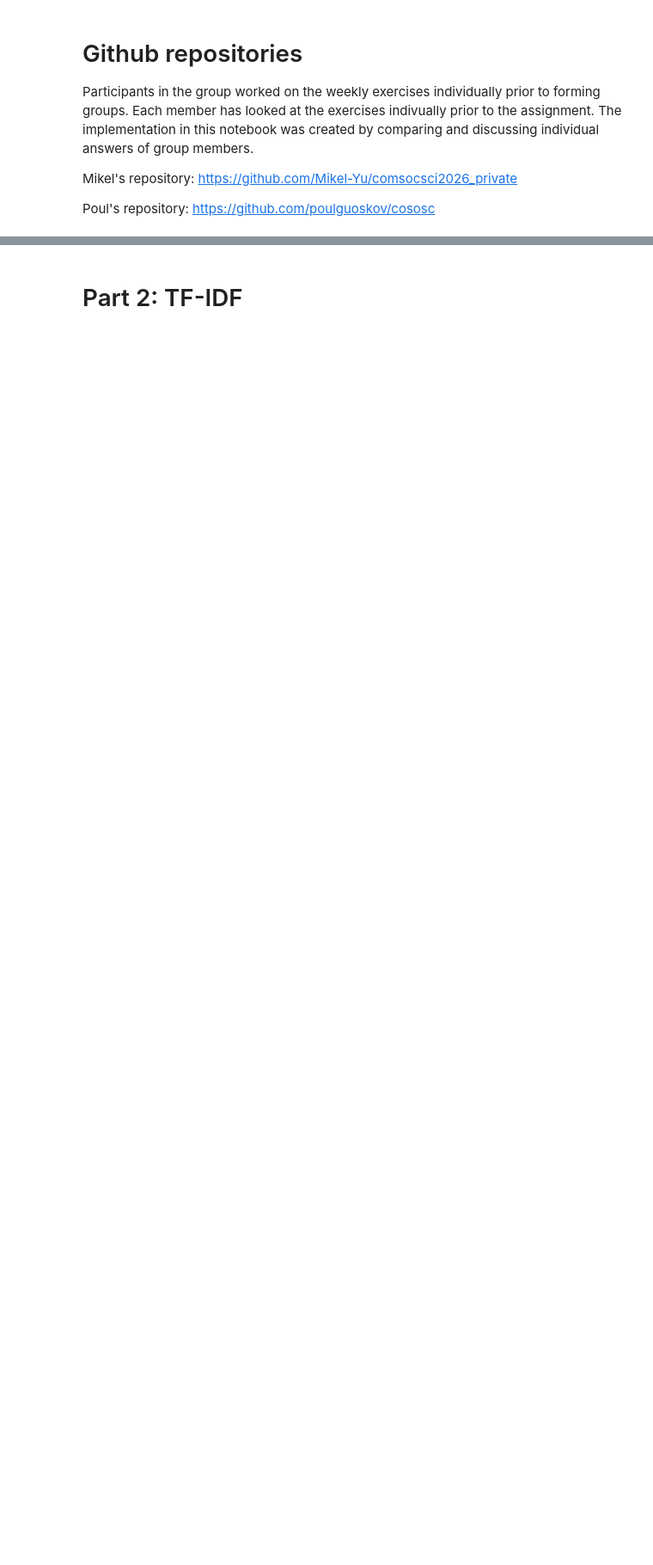
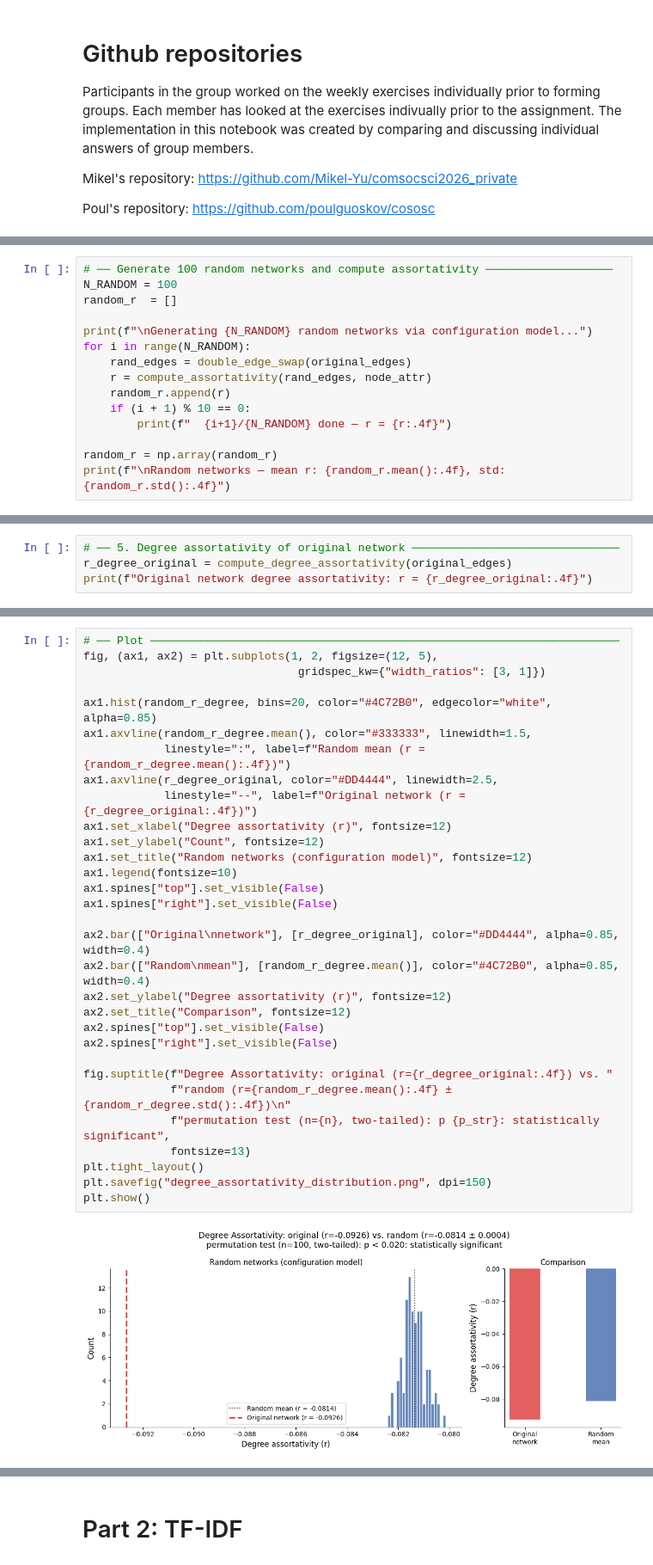
Before and after one commit to Mikel-Yu/comsocsci2026_private, a Jupyter notebook: assignments/Assignment2.ipynb, the cells around one changed output, grey strips where cells are left out. Shown at 86% size. Saved outputs shown, nothing was run; the diff lists cells and outputs as text; blank space fills up the shorter version.

```diff
--- a/assignments/Assignment2.ipynb
+++ b/assignments/Assignment2.ipynb
@@ -7,0 +376,15 @@ Poul's repository: https://github.com/poulguoskov/cososc
+# %%
+# ── Generate 100 random networks and compute assortativity ───────────────────
+N_RANDOM = 100
+random_r  = []
+
+print(f"\nGenerating {N_RANDOM} random networks via configuration model...")
+for i in range(N_RANDOM):
+    rand_edges = double_edge_swap(original_edges)
+    r = compute_assortativity(rand_edges, node_attr)
+    random_r.append(r)
+    if (i + 1) % 10 == 0:
+        print(f"  {i+1}/{N_RANDOM} done — r = {r:.4f}")
+
+random_r = np.array(random_r)
+print(f"\nRandom networks — mean r: {random_r.mean():.4f}, std: {random_r.std():.4f}")
@@ -7,0 +521,4 @@ Poul's repository: https://github.com/poulguoskov/cososc
+# %%
+# ── 5. Degree assortativity of original network ───────────────────────────────
+r_degree_original = compute_degree_assortativity(original_edges)
+print(f"Original network degree assortativity: r = {r_degree_original:.4f}")
@@ -7,0 +574,33 @@ Poul's repository: https://github.com/poulguoskov/cososc
+# %%
+# ── Plot ──────────────────────────────────────────────────────────────────────
+fig, (ax1, ax2) = plt.subplots(1, 2, figsize=(12, 5),
+                                gridspec_kw={"width_ratios": [3, 1]})
+
+ax1.hist(random_r_degree, bins=20, color="#4C72B0", edgecolor="white", alpha=0.85)
+ax1.axvline(random_r_degree.mean(), color="#333333", linewidth=1.5,
+            linestyle=":", label=f"Random mean (r = {random_r_degree.mean():.4f})")
+ax1.axvline(r_degree_original, color="#DD4444", linewidth=2.5,
+            linestyle="--", label=f"Original network (r = {r_degree_original:.4f})")
+ax1.set_xlabel("Degree assortativity (r)", fontsize=12)
+ax1.set_ylabel("Count", fontsize=12)
+ax1.set_title("Random networks (configuration model)", fontsize=12)
+ax1.legend(fontsize=10)
+ax1.spines["top"].set_visible(False)
+ax1.spines["right"].set_visible(False)
+
+ax2.bar(["Original\nnetwork"], [r_degree_original], color="#DD4444", alpha=0.85, width=0.4)
+ax2.bar(["Random\nmean"], [random_r_degree.mean()], color="#4C72B0", alpha=0.85, width=0.4)
+ax2.set_ylabel("Degree assortativity (r)", fontsize=12)
+ax2.set_title("Comparison", fontsize=12)
+ax2.spines["top"].set_visible(False)
+ax2.spines["right"].set_visible(False)
+
+fig.suptitle(f"Degree Assortativity: original (r={r_degree_original:.4f}) vs. "
+             f"random (r={random_r_degree.mean():.4f} ± {random_r_degree.std():.4f})\n"
+             f"permutation test (n={n}, two-tailed): p {p_str}: statistically significant",
+             fontsize=13)
+plt.tight_layout()
+plt.savefig("degree_assortativity_distribution.png", dpi=150)
+plt.show()
+# %% [output]
+[figure, added]
```
Also changed, not shown: parts of 32 cells of this notebook, 2 other files.
